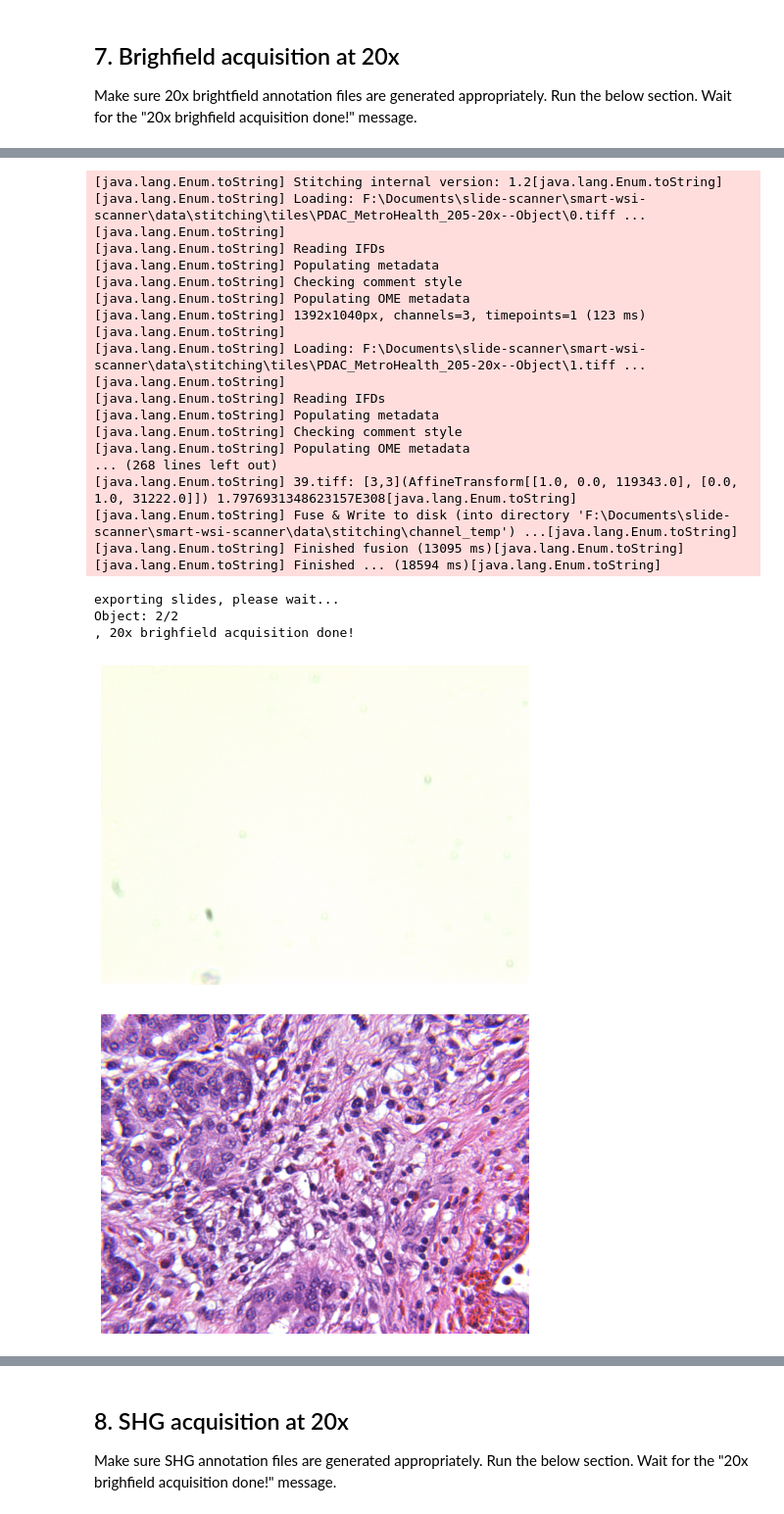
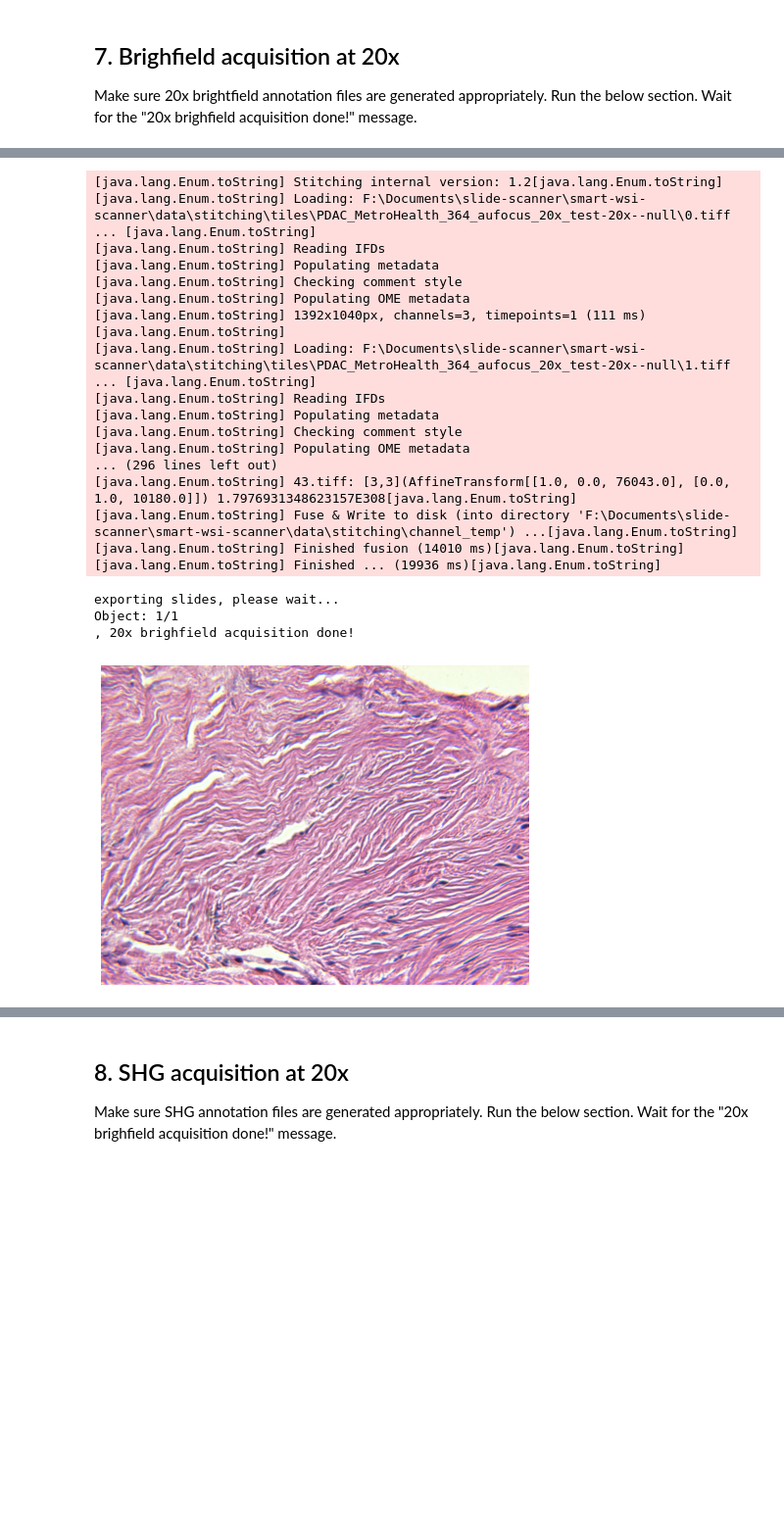
Before and after one commit to uw-loci/smart-wsi-scanner, a Jupyter notebook: SmartPath-main.ipynb, the cells around one changed output, grey strips where cells are left out. Shown at 98% size. Cells and saved outputs as stored; diff of their text form; code cells hidden in the pictures; blank space fills up the shorter version.

```diff
--- a/SmartPath-main.ipynb
+++ b/SmartPath-main.ipynb
@@ -431,6 +434,7 @@ user_config = {
 ### Generate acquisition configuration
 Run the below section. Wait for message containing the configuration specs.
 # %%
+### right general save range check function
 hard_config = {
     ### Hard configuration,
     "pixel-size-bf-20x" : 0.222, # 0.222 micron/pixel at (1392, 1040)
@@ -440,12 +444,14 @@ hard_config = {
     "camera-resolution" : (1392, 1040), # (width, height)
     "lsm-resolution-base" : (512, 512),
     "slide-size" : (40000.0, 20000.0), # (width, height) (70000, -20000)
-    "Z-stage-20x" : -6930, # -6930 + 290
+#     "Z-stage-20x" : -6930, # -6930 + 290 / 10500
+    "Z-stage-20x" : -6980, # -6930 + 290 / 10500
     "Z-stage-laser" : -6640, #-6640
     "Z-stage-4x" : 3570, # -2300
     "F-stage-20x" : -15800, # 11000
     "F-stage-laser" : -18500, # -17500
     "F-stage-4x" : -1000,
+    "Z-bf-offset" : -10500,
     "hard-limit-z" : (-7700.0, 17000.0),
     "hard-limit-x" : (-4000.0, 40000.0),
     "hard-limit-y" : (-4000, 24000.0),
@@ -514,3 +506,12 @@ acq_name = 'PDAC_MetroHealth_364_aufocus_100_3'
+# %%
+save_path = 'data/acquisition'
+# Data save path, relative path by default
+
+acq_name = 'PDAC_MetroHealth_364_aufocus_20x_test'
+# Acquisition name
+
+user_config["slide-box"] = (15000, -1000, 39000, 15500)
+# user_config["slide-box"] = (25000, 5000, 29000, 10000)
 # %% [markdown]
 ## 5. Brighfield acquisition at 4x
 Run the below section. Wait for the "4x brighfield acquisition done!" message.
@@ -569,0 +532,9 @@ position_list.shape
+# %%
+core.set_focus_device(config["focus-device"])
+hard_config["Z-stage-4x"] = core.get_position()
+hard_config["Z-stage-20x"] = hard_config["Z-stage-4x"] + hard_config["Z-bf-offset"]
+if hard_config["Z-stage-20x"] < config["hard-limit-z"][0] or hard_config["Z-stage-20x"] > config["hard-limit-z"][1]:
+    print('Z preset out of range')
+    hard_config["Z-stage-20x"] = -6980
+config = {**user_config, **hard_config}
+config = config_sys(config)
@@ -862,24 +943,14 @@ acq_name_20x = '-20x-'
 # %%
 # batch 20x acquisition
-switch_objective(config, core, '20x')
-switch_mod(config, core, 'bf')
-slide_name = acq_name
-pd_arr_r = pd.read_csv(os.path.join(save_path, acq_name_4x+'-z_pos.csv'))
-z_pos_4x = np.array(pd_arr_r)
-position_list_z = z_pos_4x
-position_list = generate_grid(config, mag='4x')
-position_list_xyz = np.concatenate((position_list, position_list_z.reshape((position_list.shape[0], position_list.shape[1], 1))), 2)
-position_lists_20x, annotation_names = annotations_positionlist(config, image_name=acq_name_4x, out_mag='20x')
-return_20x_list = []
 for idx, roi in enumerate(position_lists_20x):
     current_acq_name = slide_name + acq_name_20x + annotation_names[idx]
     sampled_pos_xyz = resample_z_pos(config, mag='20x', xy_pos=roi, xyz_pos_list_4x=position_list_xyz)
     if idx==0:
-        returns_20x = whole_slide_scan(config, core=core, save_path=save_path, acq_name=current_acq_name, mag='20x', position_list=sampled_pos_xyz, mda=False, estimate_background=True, focus_dive=True)
+        returns_20x = whole_slide_scan_debug(config, core=core, save_path=save_path, acq_name=current_acq_name, mag='20x', position_list=sampled_pos_xyz, mda=False, estimate_background=True, focus_dive=True)
         stitching(config, ij, save_path=save_path, acq_name=current_acq_name, mag='20x', mda=False, position_list=sampled_pos_xyz, flip_y=True, correction=True, background_image=returns_20x[0])
         bg_img = returns_20x[0]
     else:
-        returns_20x = whole_slide_scan(config, core=core, save_path=save_path, acq_name=current_acq_name, mag='20x', position_list=sampled_pos_xyz, mda=False, estimate_background=False, background_image=bg_img, focus_dive=True)
+        returns_20x = whole_slide_scan_debug(config, core=core, save_path=save_path, acq_name=current_acq_name, mag='20x', position_list=sampled_pos_xyz, mda=False, estimate_background=False, background_image=bg_img, focus_dive=True)
         stitching(config, ij, save_path=save_path, acq_name=current_acq_name, mag='20x', mda=False, position_list=sampled_pos_xyz, flip_y=True, correction=False)
     export_slide(mag='20x', remove_file=True)
     return_20x_list.append(returns_20x[-1]) ### store focus map
@@ -891,23 +962,22 @@ print('\r, 20x brighfield acquisition done!')
  stitching, please wait...
 [java.lang.Enum.toString] Stitching internal version: 1.2[java.lang.Enum.toString]
-[java.lang.Enum.toString] Loading: F:\Documents\slide-scanner\smart-wsi-scanner\data\stitching\tiles\PDAC_MetroHealth_205-20x--Object\0.tiff ... [java.lang.Enum.toString]
+[java.lang.Enum.toString] Loading: F:\Documents\slide-scanner\smart-wsi-scanner\data\stitching\tiles\PDAC_MetroHealth_364_aufocus_20x_test-20x--null\0.tiff ... [java.lang.Enum.toString]
 [java.lang.Enum.toString] Reading IFDs
 [java.lang.Enum.toString] Populating metadata
 [java.lang.Enum.toString] Checking comment style
 [java.lang.Enum.toString] Populating OME metadata
-[java.lang.Enum.toString] 1392x1040px, channels=3, timepoints=1 (123 ms)[java.lang.Enum.toString]
-[java.lang.Enum.toString] Loading: F:\Documents\slide-scanner\smart-wsi-scanner\data\stitching\tiles\PDAC_MetroHealth_205-20x--Object\1.tiff ... [java.lang.Enum.toString]
+[java.lang.Enum.toString] 1392x1040px, channels=3, timepoints=1 (111 ms)[java.lang.Enum.toString]
+[java.lang.Enum.toString] Loading: F:\Documents\slide-scanner\smart-wsi-scanner\data\stitching\tiles\PDAC_MetroHealth_364_aufocus_20x_test-20x--null\1.tiff ... [java.lang.Enum.toString]
 [java.lang.Enum.toString] Reading IFDs
 [java.lang.Enum.toString] Populating metadata
 [java.lang.Enum.toString] Checking comment style
 [java.lang.Enum.toString] Populating OME metadata
-... (268 lines left out)
-[java.lang.Enum.toString] 39.tiff: [3,3](AffineTransform[[1.0, 0.0, 119343.0], [0.0, 1.0, 31222.0]]) 1.7976931348623157E308[java.lang.Enum.toString]
+... (296 lines left out)
+[java.lang.Enum.toString] 43.tiff: [3,3](AffineTransform[[1.0, 0.0, 76043.0], [0.0, 1.0, 10180.0]]) 1.7976931348623157E308[java.lang.Enum.toString]
 [java.lang.Enum.toString] Fuse & Write to disk (into directory 'F:\Documents\slide-scanner\smart-wsi-scanner\data\stitching\channel_temp') ...[java.lang.Enum.toString]
-[java.lang.Enum.toString] Finished fusion (13095 ms)[java.lang.Enum.toString]
-[java.lang.Enum.toString] Finished ... (18594 ms)[java.lang.Enum.toString]
+[java.lang.Enum.toString] Finished fusion (14010 ms)[java.lang.Enum.toString]
+[java.lang.Enum.toString] Finished ... (19936 ms)[java.lang.Enum.toString]
 exporting slides, please wait...
-Object: 2/2
+Object: 1/1
 , 20x brighfield acquisition done!
-[figure, old version]
+[figure, new version]
-[figure, removed]
```
Also changed, not shown: parts of 16 cells of this notebook, 1 other file.
